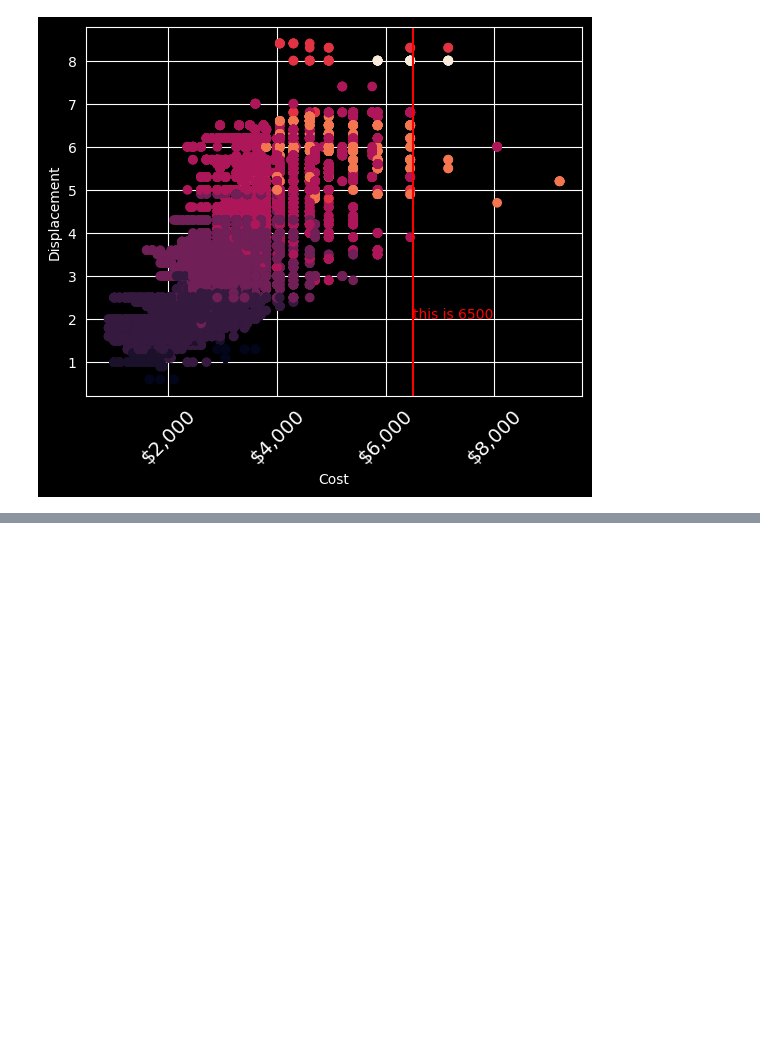
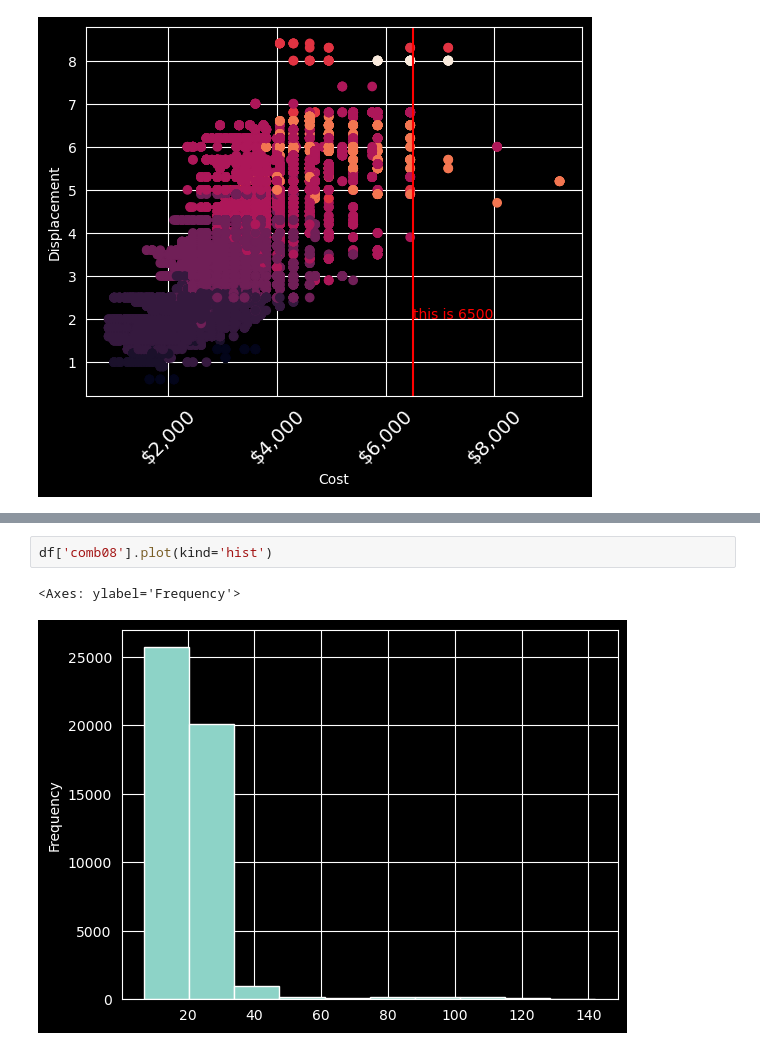
Before and after one commit to BeziKaviani/data-science-ml-learning-path, a Jupyter notebook: 04-data-visualization/visuallization.ipynb, the cells around one changed output, grey strips where cells are left out. Drawn from its saved outputs; the diff is of its cells as text; blank space fills up the shorter version.

```diff
--- a/04-data-visualization/visuallization.ipynb
+++ b/04-data-visualization/visuallization.ipynb
@@ -290,0 +307,5 @@ Text(6500, 2, 'this is 6500')
+# %%
+df['comb08'].plot(kind='hist')
+# %% [output]
+<Axes: ylabel='Frequency'>
+[figure, added]
```
Also changed, not shown: parts of 2 cells of this notebook.
